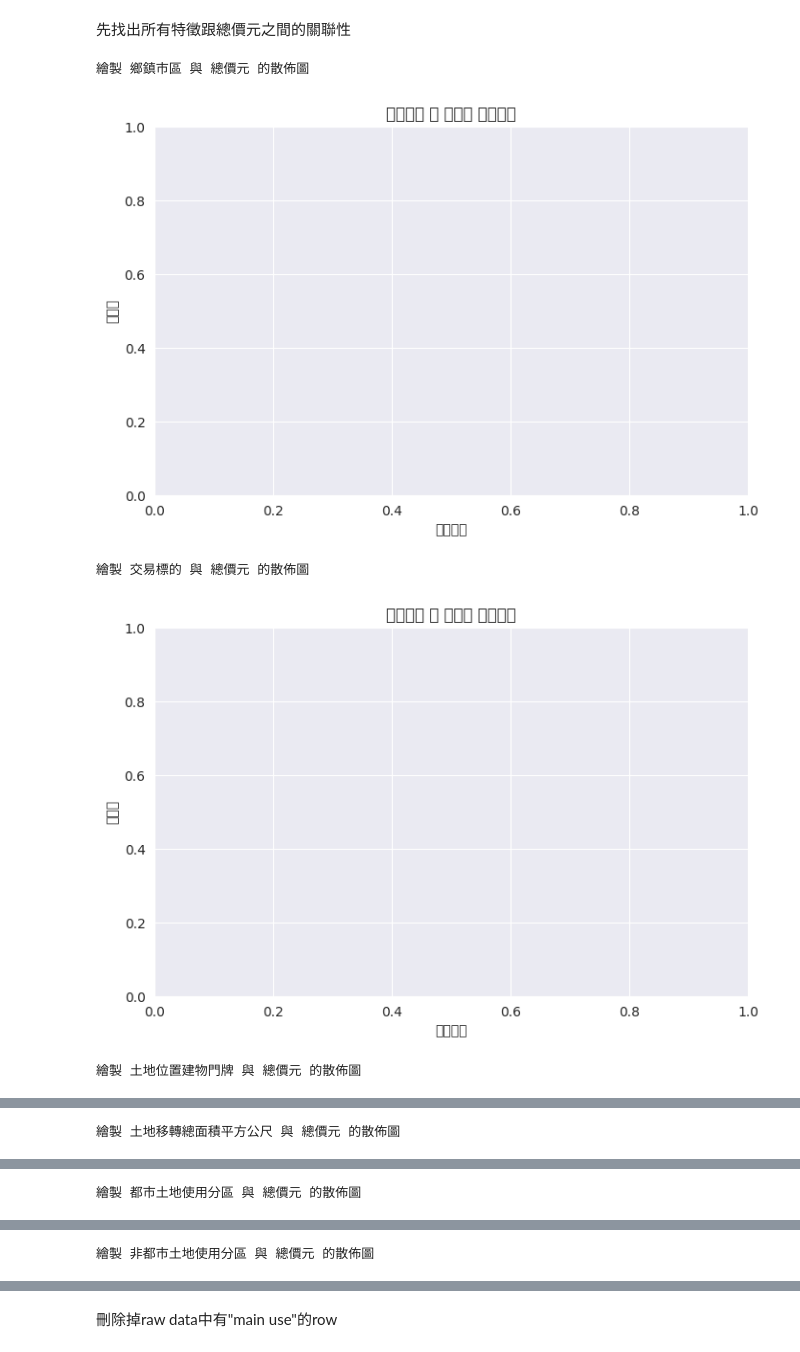
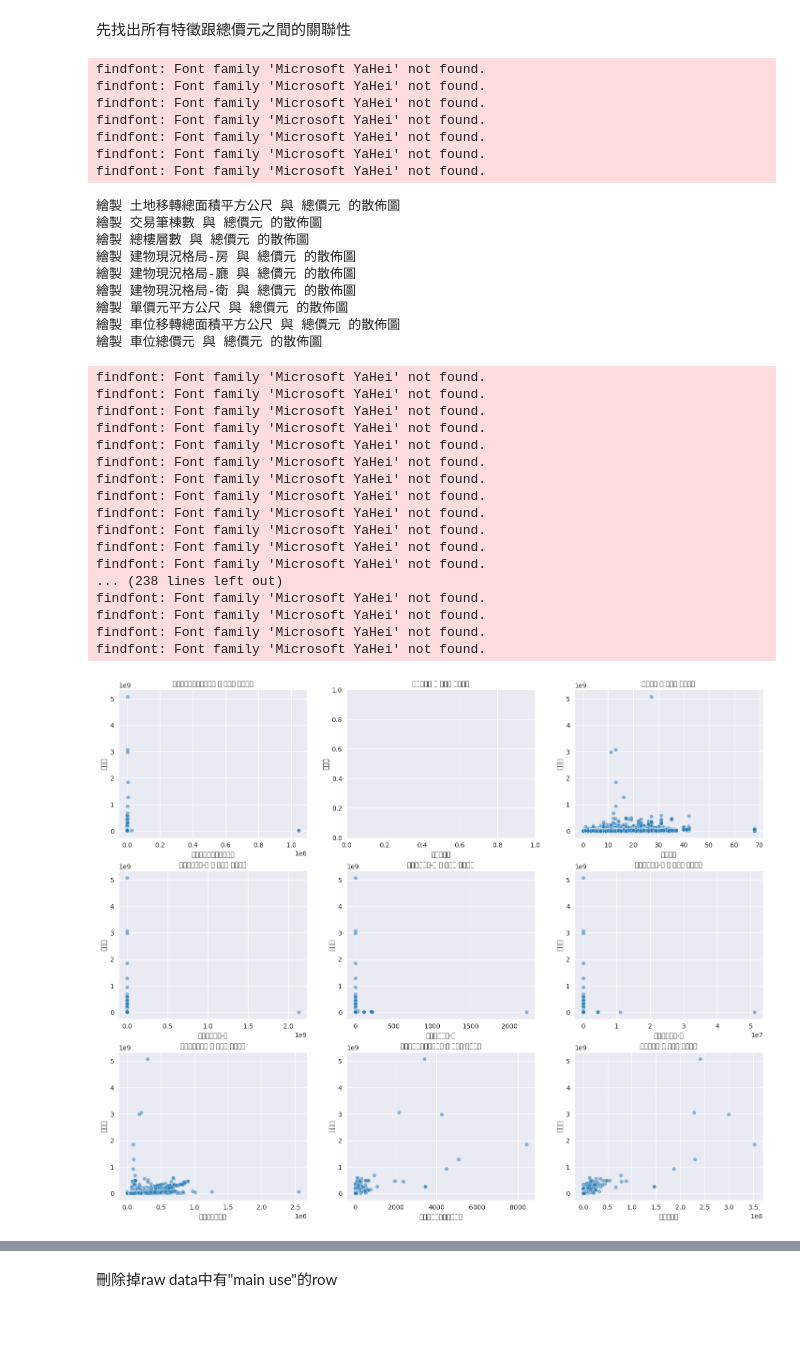
Before and after one commit to Weng1002/Taiwanese-house-sale-price-prediction-challenge, a Jupyter notebook: main.ipynb, the cells around one changed output, grey strips where cells are left out. Saved outputs shown, nothing was run; the diff lists cells and outputs as text; code cells hidden in the pictures; blank space fills up the shorter version.

```diff
--- a/main.ipynb
+++ b/main.ipynb
@@ -84,53 +84,83 @@ import numpy as np
 import seaborn as sns
 import matplotlib.pyplot as plt
 from matplotlib import rcParams
 
 rcParams['font.family'] = 'Microsoft YaHei'
 rcParams['axes.unicode_minus'] = False
 
 def remove_outliers_zscore(df, column, threshold=3):
     mean = df[column].mean()
     std = df[column].std()
     df_clean = df[(np.abs((df[column] - mean) / std) <= threshold)]
     return df_clean
 
-def scatterplot(feature, df):
+def scatterplot(feature, df, ax):
     df_copy = df.copy()
     pd.set_option('display.float_format', lambda x: '{:.2f}'.format(x))
     sns.set_style('darkgrid')
 
     df_copy[feature] = pd.to_numeric(df_copy[feature], errors='coerce')
     df_copy.dropna(subset=[feature, '總價元'], inplace=True)
 
-    plt.figure(figsize=(8, 5))
-    sns.scatterplot(x=df_copy[feature], y=df_copy['總價元'], alpha=0.5)
+    sns.scatterplot(x=df_copy[feature], y=df_copy['總價元'], alpha=0.5, ax=ax)
+    ax.set_title(f'{feature} 與 總價元 的散佈圖', fontsize=10)
+    ax.set_xlabel(feature)
+    ax.set_ylabel('總價元')
 
-    plt.title(f'{feature} 與 總價元 的散佈圖', fontsize=12)
-    plt.xlabel(feature)
-    plt.ylabel('總價元')
-
-    plt.show()
-
-    return df_copy
+# 設置子圖的網格大小
+rows = 3  # 每行顯示的散佈圖數量
+cols = 3  # 每頁顯示的行數
 
 features = [
-    '鄉鎮市區', '交易標的', '土地位置建物門牌', '土地移轉總面積平方公尺', '都市土地使用分區', '非都市土地使用分區',
-    '非都市土地使用編定', '交易年月日', '交易筆棟數', '移轉層次', '總樓層數', '建物型態', '主要用途',
-    '主要建材', '建築完成年月', '建物移轉總面積平方公尺', '建物現況格局-房', '建物現況格局-廳',
-    '建物現況格局-衛', '建物現況格局-隔間', '有無管理組織', '單價元平方公尺', '車位類別',
-    '車位移轉總面積平方公尺', '車位總價元', '備註', '建案名稱', '棟及號', '解約情形'
+    '土地移轉總面積平方公尺', '交易筆棟數', '總樓層數', '建物現況格局-房', '建物現況格局-廳',
+    '建物現況格局-衛', '單價元平方公尺', '車位移轉總面積平方公尺', '車位總價元'
 ]
 
-# 依序繪製每個特徵的散佈圖
-for feature in features:
+fig, axes = plt.subplots(nrows=rows, ncols=cols, figsize=(15, 12))
+fig.tight_layout(pad=3.0)
+
+for i, feature in enumerate(features):
+    row = i // cols
+    col = i % cols
     try:
         print(f"繪製 {feature} 與 總價元 的散佈圖")
-        scatterplot(feature, df_train)
+        scatterplot(feature, df_train, axes[row, col])
     except Exception as e:
         print(f"{feature} 特徵無法繪製散佈圖，錯誤原因：{e}")
+
+plt.show()
 # %% [output]
-繪製 鄉鎮市區 與 總價元 的散佈圖
+findfont: Font family 'Microsoft YaHei' not found.
+findfont: Font family 'Microsoft YaHei' not found.
+findfont: Font family 'Microsoft YaHei' not found.
+findfont: Font family 'Microsoft YaHei' not found.
+findfont: Font family 'Microsoft YaHei' not found.
+findfont: Font family 'Microsoft YaHei' not found.
+findfont: Font family 'Microsoft YaHei' not found.
+繪製 土地移轉總面積平方公尺 與 總價元 的散佈圖
+繪製 交易筆棟數 與 總價元 的散佈圖
+繪製 總樓層數 與 總價元 的散佈圖
+繪製 建物現況格局-房 與 總價元 的散佈圖
+繪製 建物現況格局-廳 與 總價元 的散佈圖
+繪製 建物現況格局-衛 與 總價元 的散佈圖
+繪製 單價元平方公尺 與 總價元 的散佈圖
+繪製 車位移轉總面積平方公尺 與 總價元 的散佈圖
+繪製 車位總價元 與 總價元 的散佈圖
+findfont: Font family 'Microsoft YaHei' not found.
+findfont: Font family 'Microsoft YaHei' not found.
+findfont: Font family 'Microsoft YaHei' not found.
+findfont: Font family 'Microsoft YaHei' not found.
+findfont: Font family 'Microsoft YaHei' not found.
+findfont: Font family 'Microsoft YaHei' not found.
+findfont: Font family 'Microsoft YaHei' not found.
+findfont: Font family 'Microsoft YaHei' not found.
+findfont: Font family 'Microsoft YaHei' not found.
+findfont: Font family 'Microsoft YaHei' not found.
+findfont: Font family 'Microsoft YaHei' not found.
+findfont: Font family 'Microsoft YaHei' not found.
+... (238 lines left out)
+findfont: Font family 'Microsoft YaHei' not found.
+findfont: Font family 'Microsoft YaHei' not found.
+findfont: Font family 'Microsoft YaHei' not found.
+findfont: Font family 'Microsoft YaHei' not found.
-[figure, old version]
+[figure, new version]
-繪製 交易標的 與 總價元 的散佈圖
-[figure, removed]
-繪製 土地位置建物門牌 與 總價元 的散佈圖
@@ -138 +166,0 @@ for feature in features:
-繪製 土地移轉總面積平方公尺 與 總價元 的散佈圖
@@ -140 +166,0 @@ for feature in features:
-繪製 都市土地使用分區 與 總價元 的散佈圖
@@ -142 +166,0 @@ for feature in features:
-繪製 非都市土地使用分區 與 總價元 的散佈圖
```
Also changed, not shown: parts of 1 cell of this notebook, 2 other files.
